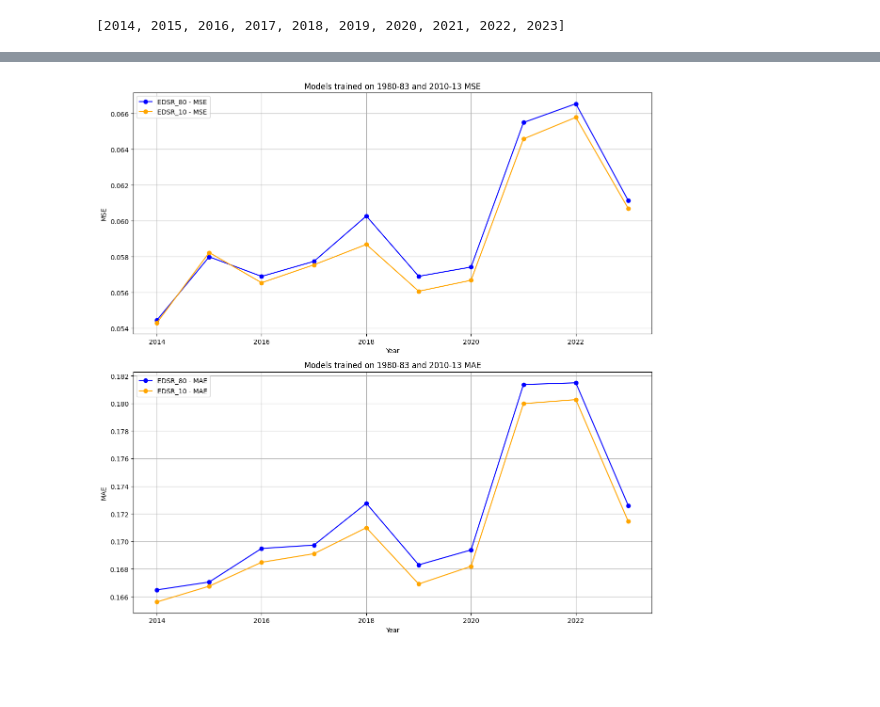
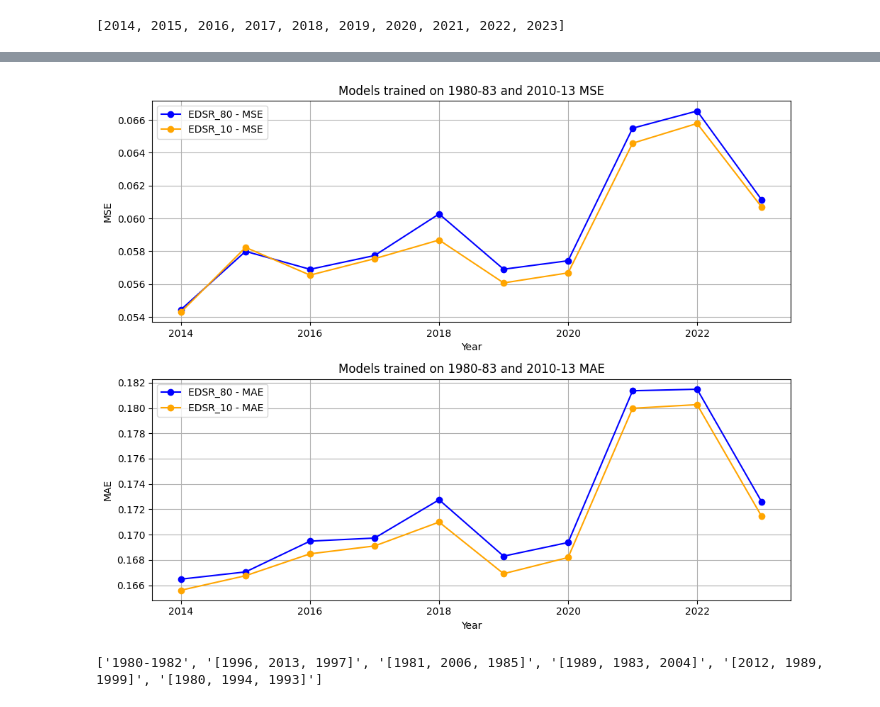
Before and after one commit to UBela/temporal_sr, a Jupyter notebook: notebooks/training_year_comparison.ipynb, the cells around one changed output, grey strips where cells are left out. Saved outputs shown, nothing was run; the diff lists cells and outputs as text; code cells hidden in the pictures; blank space fills up the shorter version.

```diff
--- a/notebooks/training_year_comparison.ipynb
+++ b/notebooks/training_year_comparison.ipynb
@@ -238,13 +268,18 @@ for year in years:
         _, _, scale2 = get_ground_truth_ws(data_dir=dataset_dir,
                                             train_start=TRAIN_START_2,
                                             train_end=TRAIN_END_2,
+
                                             test_year=year)
-        _,_, random_scale = get_ground_truth_2(data_dir=dataset_dir, train_start=TRAIN_START_1, train_end=TRAIN_END_1, test_year=year)
+
+        random_scales = [scale for _,_,scale in [get_ground_truth_2(dataset_dir, TRAIN_START_1, random_train_years[i], year) for i in range(5)]]
+
+
         lr_wind_speeds = get_low_res_ws(eval_split, SCALING_FACTOR)
         ws_fields, names = get_wind_speed_fields(files_dir=preds_dir,
                                                 scaling_factor=SCALING_FACTOR,
                                                 year=year,
-                                                normalization_scales=[scale1, scale2, random_scale],
+                                                normalization_scales=[scale1, scale2],
+                                                rand_scales=random_scales,
                                                 lr_ws=lr_wind_speeds,
                                                 gt_ws=ground_truth_wind_speeds)
 
@@ -255,25 +290,27 @@ for year in years:
         ws_dict[year]['EDSR_10'] = edsr_10
         ws_dict[year]['EDSR_Random'] = edsr_rand
         ws_dict[year]['Ground Truth'] = ground_truth_wind_speeds
+        for i in range(1,5):
+            ws_dict[year][f'EDSR_Random_{i}'] = ws_fields[names.index(f'EDSR Random {i}')]
 # %%
 def get_metrics_over_time(years):
-    mses = {'EDSR_80': [], 'EDSR_10': [], 'EDSR_Random': []}
-    maes = {'EDSR_80': [], 'EDSR_10': [], 'EDSR_Random': []}
+    mses = {'EDSR_80': [], 'EDSR_10': [], 'EDSR_Random': [], 'EDSR_Random_1': [], 'EDSR_Random_2': [], 'EDSR_Random_3': [], 'EDSR_Random_4': []}
+    maes = {'EDSR_80': [], 'EDSR_10': [], 'EDSR_Random': [], 'EDSR_Random_1': [], 'EDSR_Random_2': [], 'EDSR_Random_3': [], 'EDSR_Random_4': []}
 
-    mse_skill_scores = {'80_10': [], '80_Random': []}
-    mae_skill_scores = {'80_10': [], '80_Random': []}
+    mse_skill_scores = {'80_10': [], '80_Random': [], '80_Random_1': [], '80_Random_2': [], '80_Random_3': [], '80_Random_4': []}
+    mae_skill_scores = {'80_10': [], '80_Random': [], '80_Random_1': [], '80_Random_2': [], '80_Random_3': [], '80_Random_4': []}
 
     for year in years:
-        edsr80, edsr10, edsr_rand = ws_dict[year]['EDSR_80'], ws_dict[year]['EDSR_10'], ws_dict[year]['EDSR_Random']
         ground_truth_wind_speeds = ws_dict[year]['Ground Truth']
 
-        mse_edsr80, mae_edsr80 = get_metrics(edsr80, ground_truth_wind_speeds)
-        mse_edsr10, mae_edsr10 = get_metrics(edsr10, ground_truth_wind_speeds)
-        mse_rand, mae_rand = get_metrics(edsr_rand, ground_truth_wind_speeds)
-        mse_skill_scores['80_10'].append(get_skill_score(mse_edsr80, mse_edsr10))
-        mse_skill_scores['80_Random'].append(get_skill_score(mse_edsr80, mse_rand))
-        mae_skill_scores['80_10'].append(get_skill_score(mae_edsr80, mae_edsr10))
-        mae_skill_scores['80_Random'].append(get_skill_score(mae_edsr80, mae_rand))
+
+        mse_edsr80, mae_edsr80 = get_metrics(ws_dict[year]['EDSR_80'], ground_truth_wind_speeds)
+        mse_edsr10, mae_edsr10 = get_metrics(ws_dict[year]['EDSR_10'], ground_truth_wind_speeds)
+        mse_rand, mae_rand = get_metrics(ws_dict[year]['EDSR_Random'], ground_truth_wind_speeds)
+        mse_skill_scores['80_10'].append(get_skill_score(mse_edsr10, mse_edsr80))
+        mse_skill_scores['80_Random'].append(get_skill_score(mse_rand, mse_edsr80))
+        mae_skill_scores['80_10'].append(get_skill_score(mae_edsr10, mae_edsr80))
+        mae_skill_scores['80_Random'].append(get_skill_score(mae_rand, mae_edsr80))
 
         mses['EDSR_80'].append(mse_edsr80)
         mses['EDSR_10'].append(mse_edsr10)
@@ -282,36 +319,51 @@ def get_metrics_over_time(years):
         mses['EDSR_Random'].append(mse_rand)
         maes['EDSR_Random'].append(mae_rand)
 
+        for i in range(1,5):
+            mse_rand_i, mae_rand_i = get_metrics(ws_dict[year][f'EDSR_Random_{i}'], ground_truth_wind_speeds)
+            mse_skill_scores[f'80_Random_{i}'].append(get_skill_score(mse_rand_i, mse_edsr80))
+            mae_skill_scores[f'80_Random_{i}'].append(get_skill_score(mae_rand_i, mae_edsr80))
+            mses[f'EDSR_Random_{i}'].append(mse_rand_i)
+            maes[f'EDSR_Random_{i}'].append(mae_rand_i)
+
     return mses, maes, mse_skill_scores, mae_skill_scores
 # %%
 def plot_metrics_over_time(years, mses, maes):
     n_models = len(mses)
-    fig, ax = plt.subplots(2, 1, figsize=(12, 4 * n_models))
+    fig, ax = plt.subplots(2, 1, figsize=(10, 8))
     colors = ['blue', 'orange']
     for i, model in enumerate(['EDSR_80', 'EDSR_10']):
         # Plot MSE for the current model
         ax[0].plot(years, mses[model], 'o-', label=f"{model} - MSE", color=colors[i])
         ax[0].set_title(f'Models trained on 1980-83 and 2010-13 MSE')
         ax[0].set_xlabel('Year')
         ax[0].set_ylabel('MSE')
         ax[0].legend()
         ax[0].grid(True)
 
         # Plot MAE for the current model
         ax[1].plot(years, maes[model], 'o-', label=f"{model} - MAE", color=colors[i])
         ax[1].set_title(f'Models trained on 1980-83 and 2010-13 MAE')
         ax[1].set_xlabel('Year')
         ax[1].set_ylabel('MAE')
         ax[1].legend()
         ax[1].grid(True)
 
     plt.tight_layout()
     plt.show()
 
 mses, maes, mse_skill_scores, mae_skill_scores = get_metrics_over_time(years)
 plot_metrics_over_time(years, mses, maes)
 # %% [output]
-[figure, old version]
+[figure, new version]
+# %%
+
+# label based on the random years used for training
+rand_labels = [str(years) for years in random_train_years]
+rand_labels.insert(0, '1980-1982')
+print(rand_labels)
+# %% [output]
+['1980-1982', '[1996, 2013, 1997]', '[1981, 2006, 1985]', '[1989, 1983, 2004]', '[2012, 1989, 1999]', '[1980, 1994, 1993]']
 # %%
 def plot_metrics_over_year_rand(years, mses, maes):
     n_models = len(mses)
```
Also changed, not shown: parts of 7 cells of this notebook, 5 other files.
